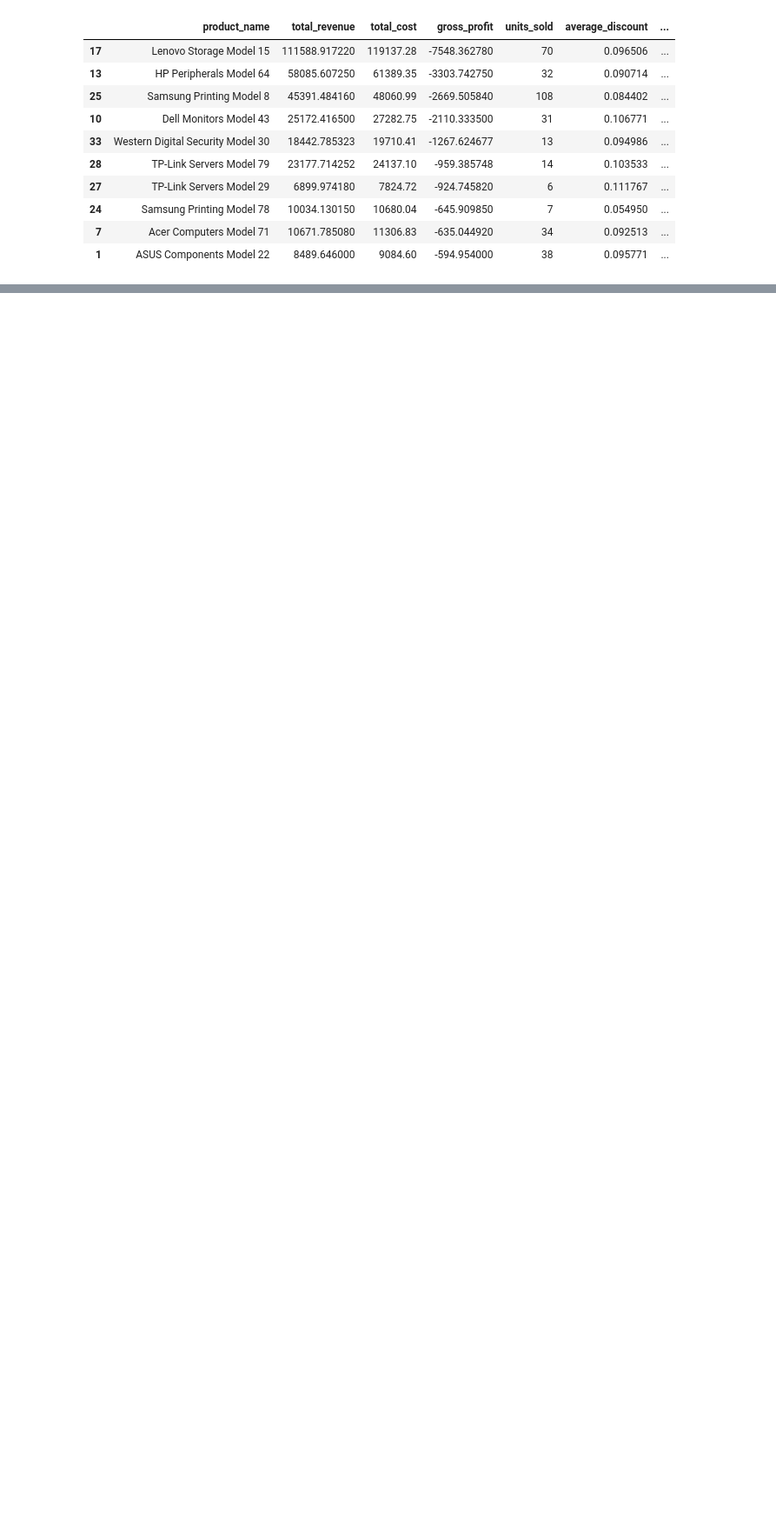
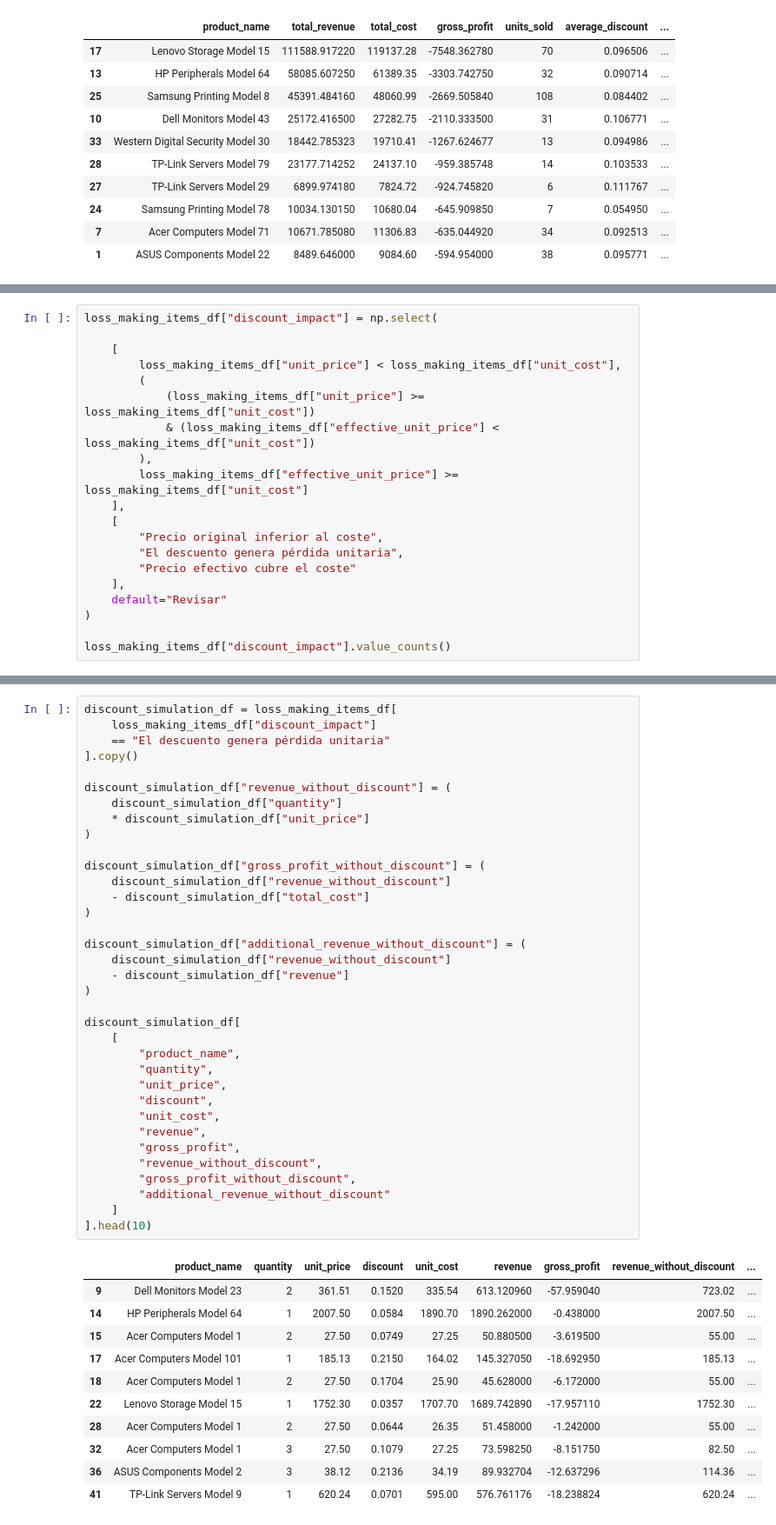
Before and after one commit to alejandromtdata/complex-solutions-business-analytics, a Jupyter notebook: notebooks/01_data_exploration.ipynb, the cells around one changed output, grey strips where cells are left out. Shown at 87% size. Cells and saved outputs as stored; diff of their text form; blank space fills up the shorter version.

```diff
--- a/notebooks/01_data_exploration.ipynb
+++ b/notebooks/01_data_exploration.ipynb
@@ -944,0 +1269,20 @@ loss_making_details_df.head(10)
+# %%
+loss_making_items_df["discount_impact"] = np.select(
+
+    [
+        loss_making_items_df["unit_price"] < loss_making_items_df["unit_cost"],
+        (
+            (loss_making_items_df["unit_price"] >= loss_making_items_df["unit_cost"])
+            & (loss_making_items_df["effective_unit_price"] < loss_making_items_df["unit_cost"])
+        ),
+        loss_making_items_df["effective_unit_price"] >= loss_making_items_df["unit_cost"]
+    ],
+    [
+        "Precio original inferior al coste",
+        "El descuento genera pérdida unitaria",
+        "Precio efectivo cubre el coste"
+    ],
+    default="Revisar"
+)
+
+loss_making_items_df["discount_impact"].value_counts()
@@ -944,0 +1339,47 @@ loss_making_details_df.head(10)
+# %%
+discount_simulation_df = loss_making_items_df[
+    loss_making_items_df["discount_impact"]
+    == "El descuento genera pérdida unitaria"
+].copy()
+
+discount_simulation_df["revenue_without_discount"] = (
+    discount_simulation_df["quantity"]
+    * discount_simulation_df["unit_price"]
+)
+
+discount_simulation_df["gross_profit_without_discount"] = (
+    discount_simulation_df["revenue_without_discount"]
+    - discount_simulation_df["total_cost"]
+)
+
+discount_simulation_df["additional_revenue_without_discount"] = (
+    discount_simulation_df["revenue_without_discount"]
+    - discount_simulation_df["revenue"]
+)
+
+discount_simulation_df[
+    [
+        "product_name",
+        "quantity",
+        "unit_price",
+        "discount",
+        "unit_cost",
+        "revenue",
+        "gross_profit",
+        "revenue_without_discount",
+        "gross_profit_without_discount",
+        "additional_revenue_without_discount"
+    ]
+].head(10)
+# %% [output]
+|  | product_name | quantity | unit_price | discount | unit_cost | revenue | gross_profit | revenue_without_discount | ... |
+| 9 | Dell Monitors Model 23 | 2 | 361.51 | 0.1520 | 335.54 | 613.120960 | -57.959040 | 723.02 | ... |
+| 14 | HP Peripherals Model 64 | 1 | 2007.50 | 0.0584 | 1890.70 | 1890.262000 | -0.438000 | 2007.50 | ... |
+| 15 | Acer Computers Model 1 | 2 | 27.50 | 0.0749 | 27.25 | 50.880500 | -3.619500 | 55.00 | ... |
+| 17 | Acer Computers Model 101 | 1 | 185.13 | 0.2150 | 164.02 | 145.327050 | -18.692950 | 185.13 | ... |
+| 18 | Acer Computers Model 1 | 2 | 27.50 | 0.1704 | 25.90 | 45.628000 | -6.172000 | 55.00 | ... |
+| 22 | Lenovo Storage Model 15 | 1 | 1752.30 | 0.0357 | 1707.70 | 1689.742890 | -17.957110 | 1752.30 | ... |
+| 28 | Acer Computers Model 1 | 2 | 27.50 | 0.0644 | 26.35 | 51.458000 | -1.242000 | 55.00 | ... |
+| 32 | Acer Computers Model 1 | 3 | 27.50 | 0.1079 | 27.25 | 73.598250 | -8.151750 | 82.50 | ... |
+| 36 | ASUS Components Model 2 | 3 | 38.12 | 0.2136 | 34.19 | 89.932704 | -12.637296 | 114.36 | ... |
+| 41 | TP-Link Servers Model 9 | 1 | 620.24 | 0.0701 | 595.00 | 576.761176 | -18.238824 | 620.24 | ... |
```
Also changed, not shown: parts of 56 cells of this notebook.
